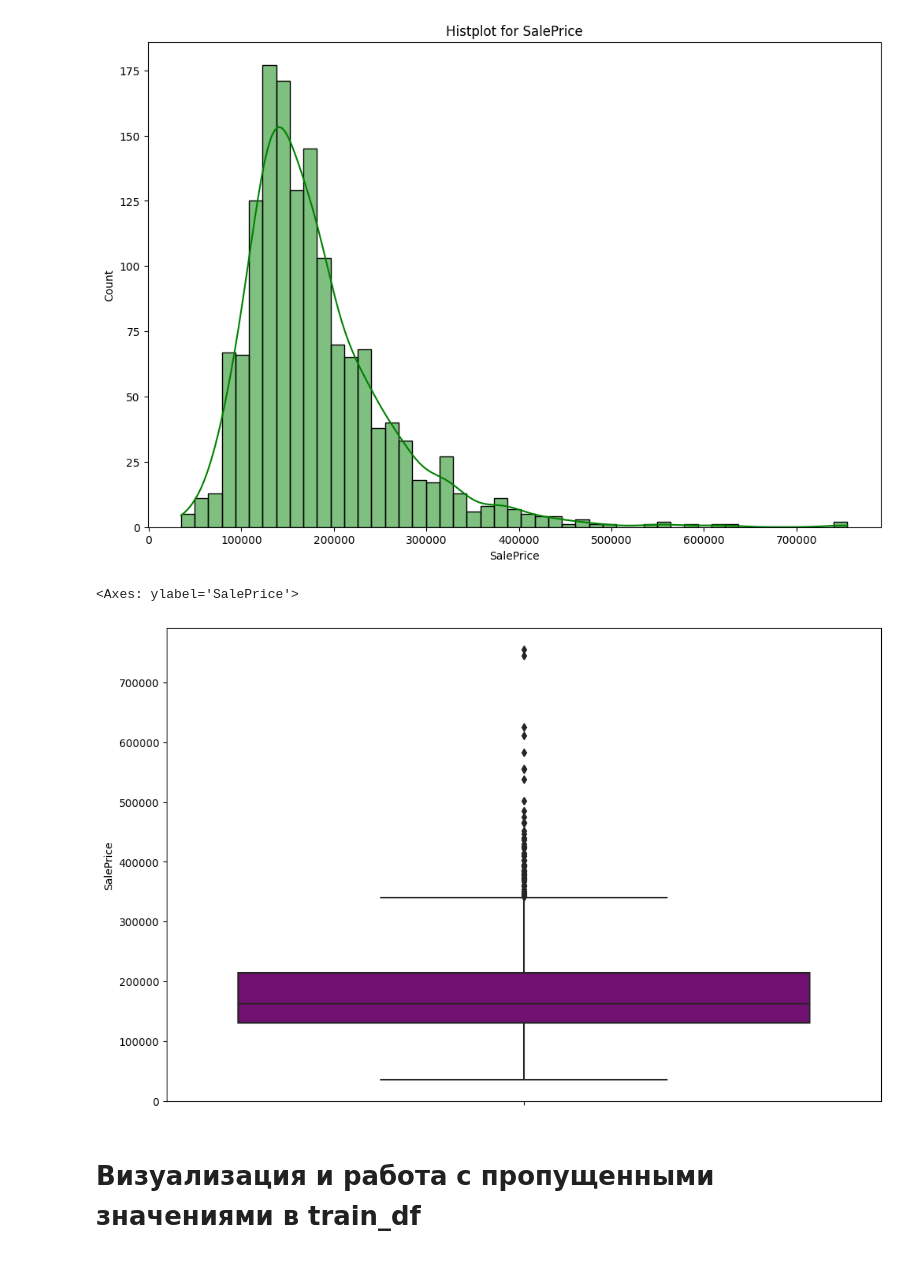
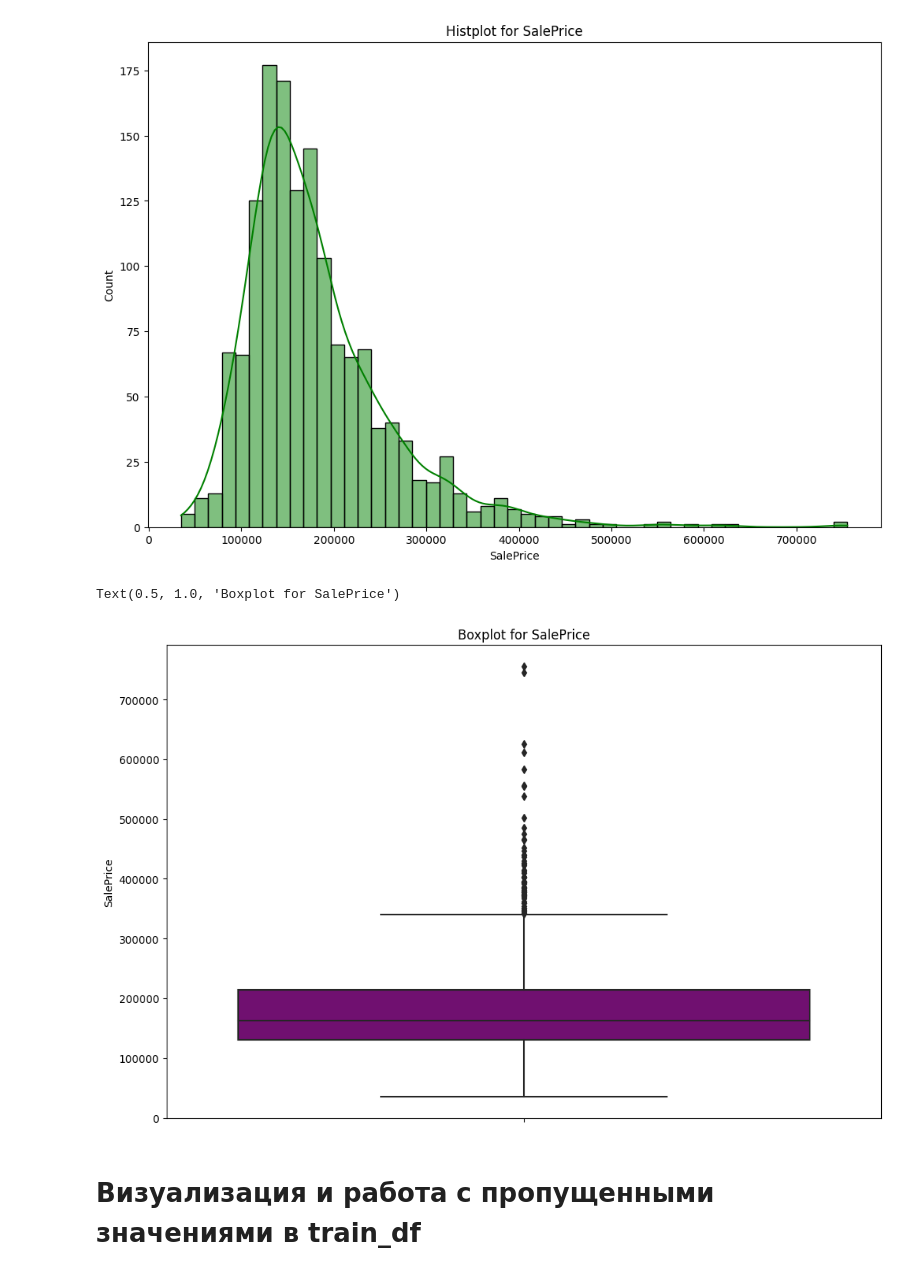
Before and after one commit to Safuanov888/HousePrices-Kaggle-, a Jupyter notebook: house-prices-simple-regression-models.ipynb, the cells around one changed output. Drawn from its saved outputs; the diff is of its cells as text; code cells hidden in the pictures.

```diff
--- a/house-prices-simple-regression-models.ipynb
+++ b/house-prices-simple-regression-models.ipynb
@@ -158,9 +158,10 @@ Text(0.5, 1.0, 'Histplot for SalePrice')
 # %%
 plt.figure(figsize=(12,8), dpi=100)
 sns.boxplot(y=sale_price, color='purple')
+plt.title('Boxplot for SalePrice')
 # %% [output]
-<Axes: ylabel='SalePrice'>
+Text(0.5, 1.0, 'Boxplot for SalePrice')
-[figure, old version]
+[figure, new version]
 # %% [markdown]
 # Визуализация и работа с пропущенными значениями в train_df
 # %%
```
Also changed, not shown: parts of 1 cell of this notebook.
